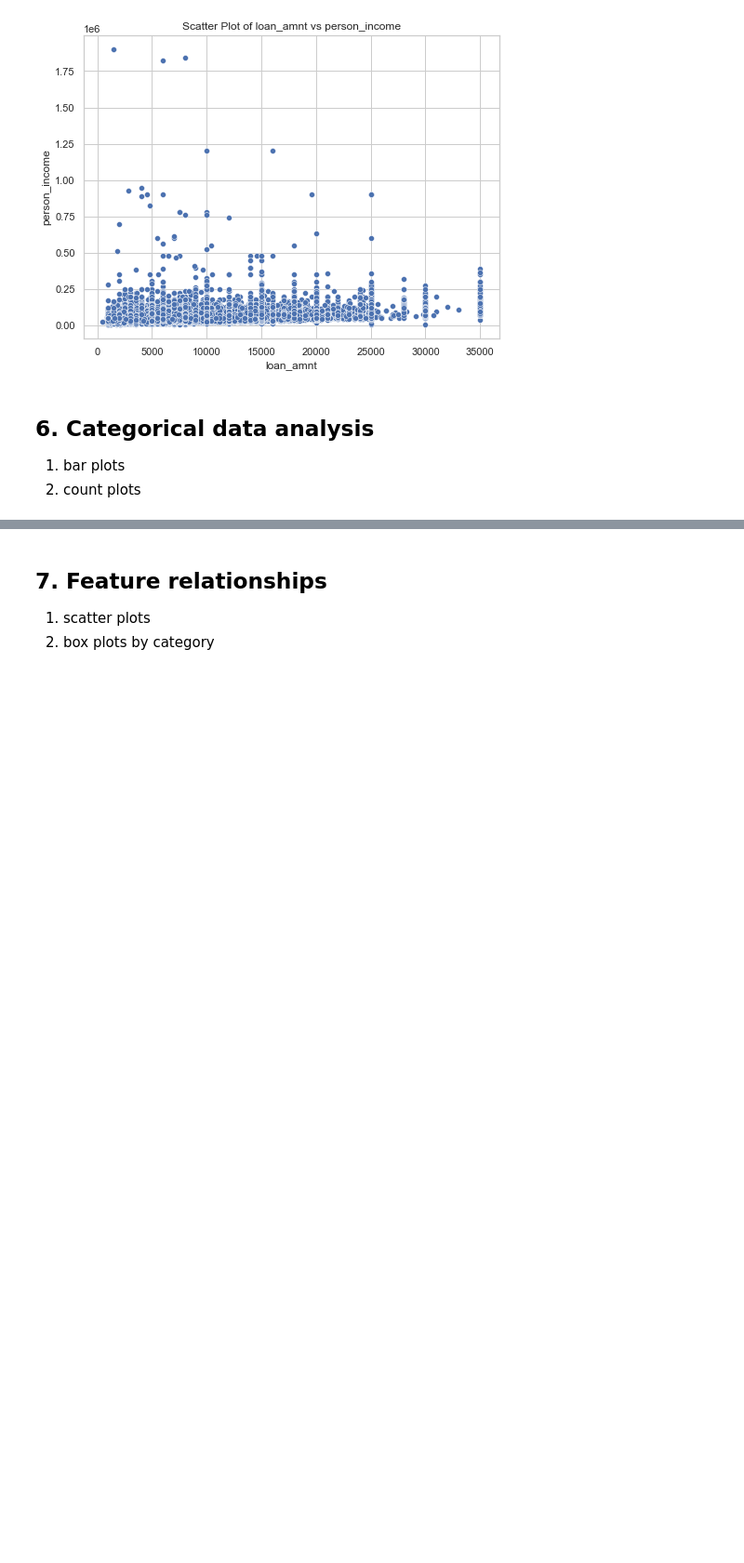
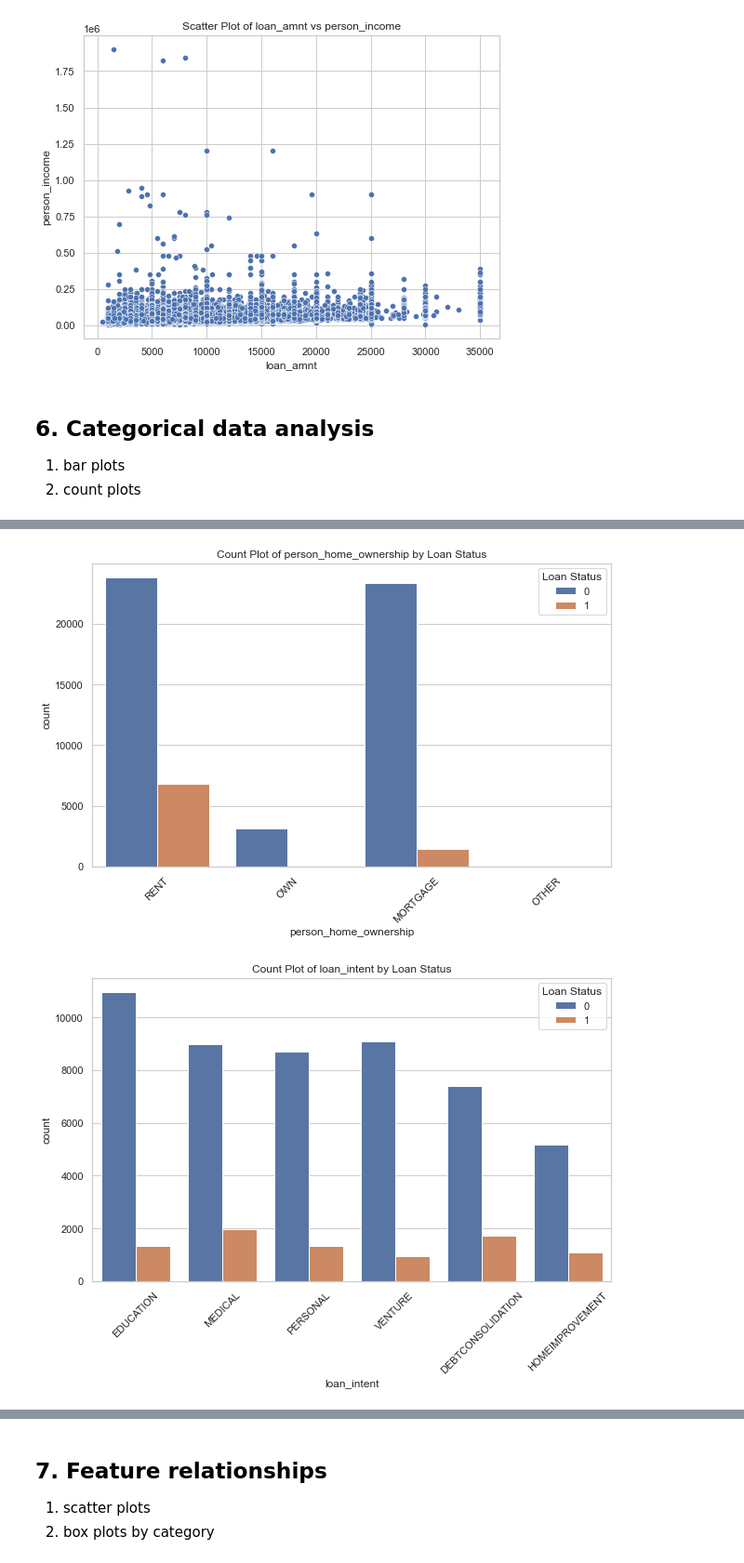
Before and after one commit to Swapnil-Trivedi/loan_approval_prediction, a Jupyter notebook: data_analysis_.ipynb, the cells around one changed output, grey strips where cells are left out. Shown at 93% size. Cells and saved outputs as stored; diff of their text form; code cells hidden in the pictures; blank space fills up the shorter version.

```diff
--- a/data_analysis_.ipynb
+++ b/data_analysis_.ipynb
@@ -398,0 +423,12 @@ plt.show()
+# %%
+# Bar plots of categorical features against loan status
+for col in categorical_cols:
+    plt.figure(figsize=(10, 6))
+    sns.countplot(data=train_data, x=col, hue='loan_status')  # Assuming loan_status is the target variable
+    plt.title(f"Count Plot of {col} by Loan Status")
+    plt.xticks(rotation=45)
+    plt.legend(title='Loan Status')
+    plt.show()
+# %% [output]
+[figure, added]
+[figure, added]
```
Also changed, not shown: parts of 11 cells of this notebook.
